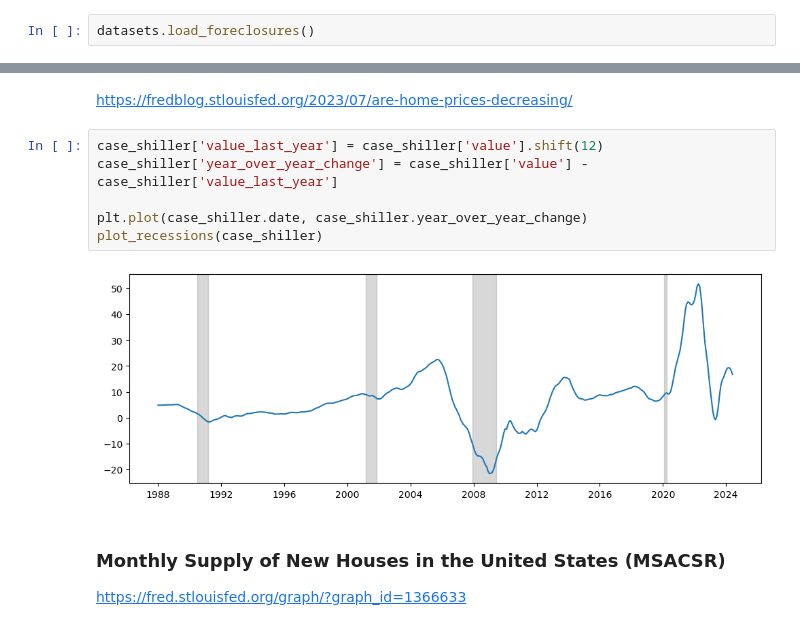
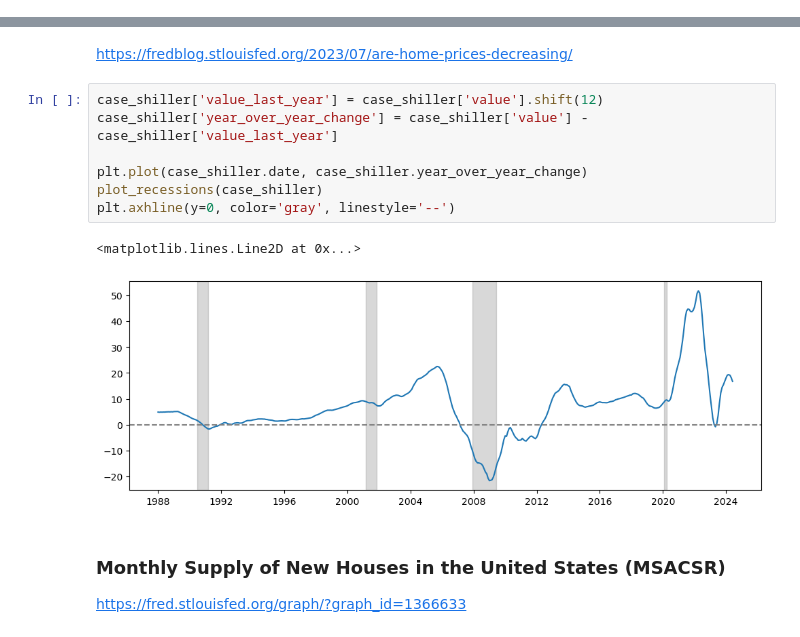
Before and after one commit to Jordanbarker/housing-analysis, a Jupyter notebook: housing_analysis.ipynb, the cells around one changed output, grey strips where cells are left out. Drawn from its saved outputs; the diff is of its cells as text.

```diff
--- a/housing_analysis.ipynb
+++ b/housing_analysis.ipynb
@@ -171,5 +172,3 @@ Foreclosure is when a lender takes possession of a mortgaged property due to non
 Bankruptcy is where an individual or business seeks relief from debts they cannot pay.
 
 2005 Q4 had a massive spike in bankruptcies. The Bankruptcy Abuse Prevention and Consumer Protection Act, while intended to curb perceived abuse of the bankruptcy system, ultimately had unintended consequences that worsened financial distress for many households. Many debtors rushed to file for bankruptcy before the new, more restrictive law took effect.
-# %%
-datasets.load_foreclosures()
@@ -626,11 +651,13 @@ https://fredblog.stlouisfed.org/2023/07/are-home-prices-decreasing/
 # %%
 case_shiller['value_last_year'] = case_shiller['value'].shift(12)
 case_shiller['year_over_year_change'] = case_shiller['value'] - case_shiller['value_last_year']
 
 plt.plot(case_shiller.date, case_shiller.year_over_year_change)
 plot_recessions(case_shiller)
+plt.axhline(y=0, color='gray', linestyle='--')
 # %% [output]
+<matplotlib.lines.Line2D at 0x...>
-[figure, old version]
+[figure, new version]
 # %% [markdown]
 ### Monthly Supply of New Houses in the United States (MSACSR)
 https://fred.stlouisfed.org/graph/?graph_id=1366633
```
Also changed, not shown: parts of 8 cells of this notebook.
